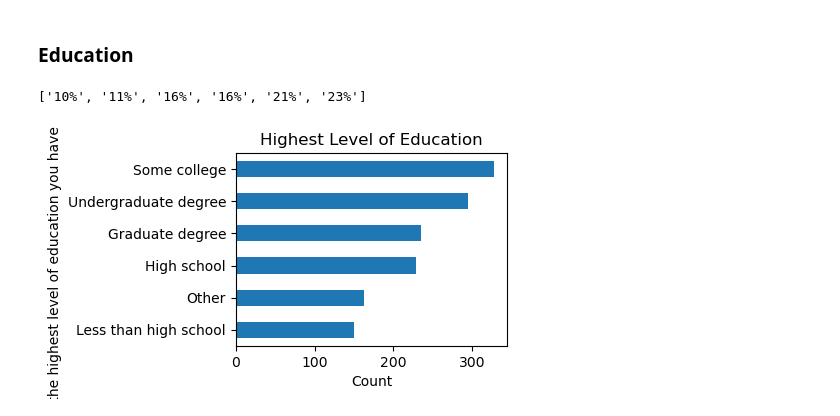
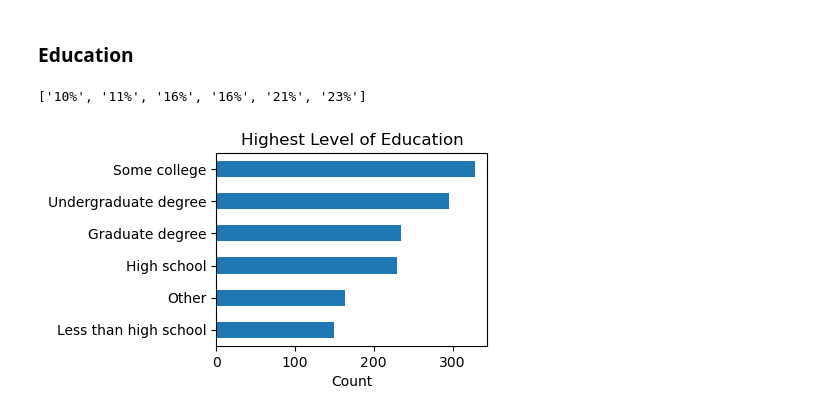
Before and after one commit to irinatenis/online-car-marketplace-survey-analysis, a Jupyter notebook: Analysis.ipynb, the cells around one changed output. Drawn from its saved outputs; the diff is of its cells as text; code cells hidden in the pictures.

```diff
--- a/Analysis.ipynb
+++ b/Analysis.ipynb
@@ -96,12 +56,20 @@ Name: count, dtype: int64
 # %%
+# Count the occurrences of each age in the 'What is your age?' column
+age = df['What is your age?'].value_counts()
 
-# Define bins and labels
-bins = [20, 30, 40, 50, 60,70]  # Bin edges
-labels = ['20–29', '30–39', '40–49','50-59', '60-69',]  # Bin labels
+# Define the bins (age ranges) and corresponding labels
+bins = [20, 30, 40, 50, 60, 70]  # Bin edges representing the age ranges
+labels = ['20–29', '30–39', '40–49', '50–59', '60–69']  # Labels for the corresponding age ranges
 
-# Create a new column for age groups
+# Create a new column 'Age' that assigns each person to one of the defined age bins
 df['Age'] = pd.cut(df['What is your age?'], bins=bins, labels=labels, right=False)
-age=df['Age'].value_counts()
+# The 'right=False' parameter means that the bin intervals are left-inclusive, i.e., the right edge is excluded.
+
+# Count how many people fall into each age group defined by the bins
+age = df['Age'].value_counts()
+
+# Display the age group counts
+print(age)
 # %%
 plt.figure(figsize=(3,2.5))
 age.plot(kind='bar', color='seagreen')
@@ -126,7 +96,7 @@ plt.show()
 ### **Children**
 # %%
 # Replace 0 with NaN in the specified column
-df['How many children under the age of 18 are living with you?'] = df['How many children under the age of 18 are living with you?'].replace(np.nan,0)
+# df['How many children under the age of 18 are living with you?'] = df['How many children under the age of 18 are living with you?'].replace(np.nan,0)
 children_statisctics=df['How many children under the age of 18 are living with you?'].describe()
 children_statisctics
 # %% [output]
@@ -155,14 +125,14 @@ plt.show()
 # %%
 education=df['What is the highest level of education you have completed?'].value_counts().sort_values(ascending=True)
 prcntg = [f"{int((x / len(df) * 100))}%" for x in education]
 print(prcntg)
 plt.figure(figsize=(3.5, 2.5))  # Set the desired size
 # Create the bar chart
 education.plot(kind='barh')
 plt.title('Highest Level of Education')
 plt.xlabel('Count')
-# plt.ylabel('Count')
+plt.ylabel('')
 plt.show()
 # %% [output]
 ['10%', '11%', '16%', '16%', '21%', '23%']
-[figure, old version]
+[figure, new version]
```
Also changed, not shown: parts of 32 cells of this notebook, 3 other files.
